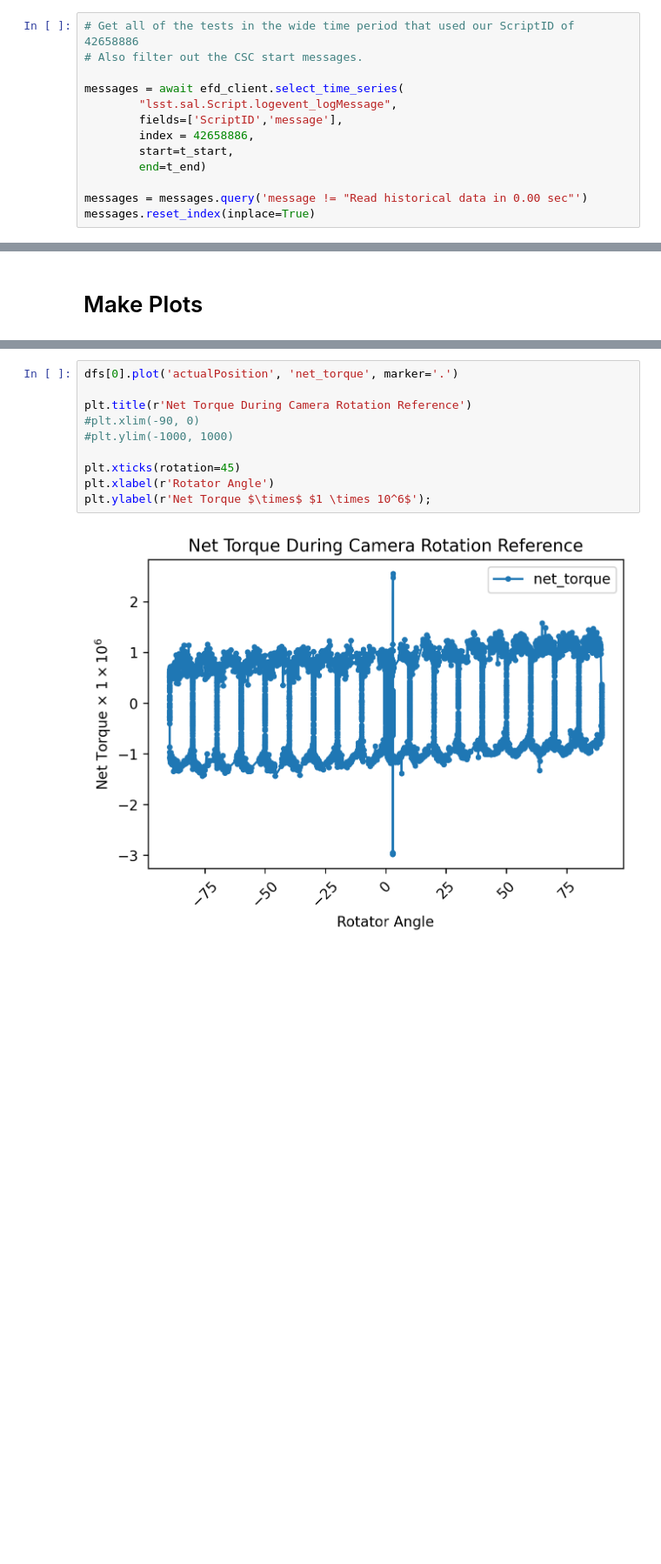
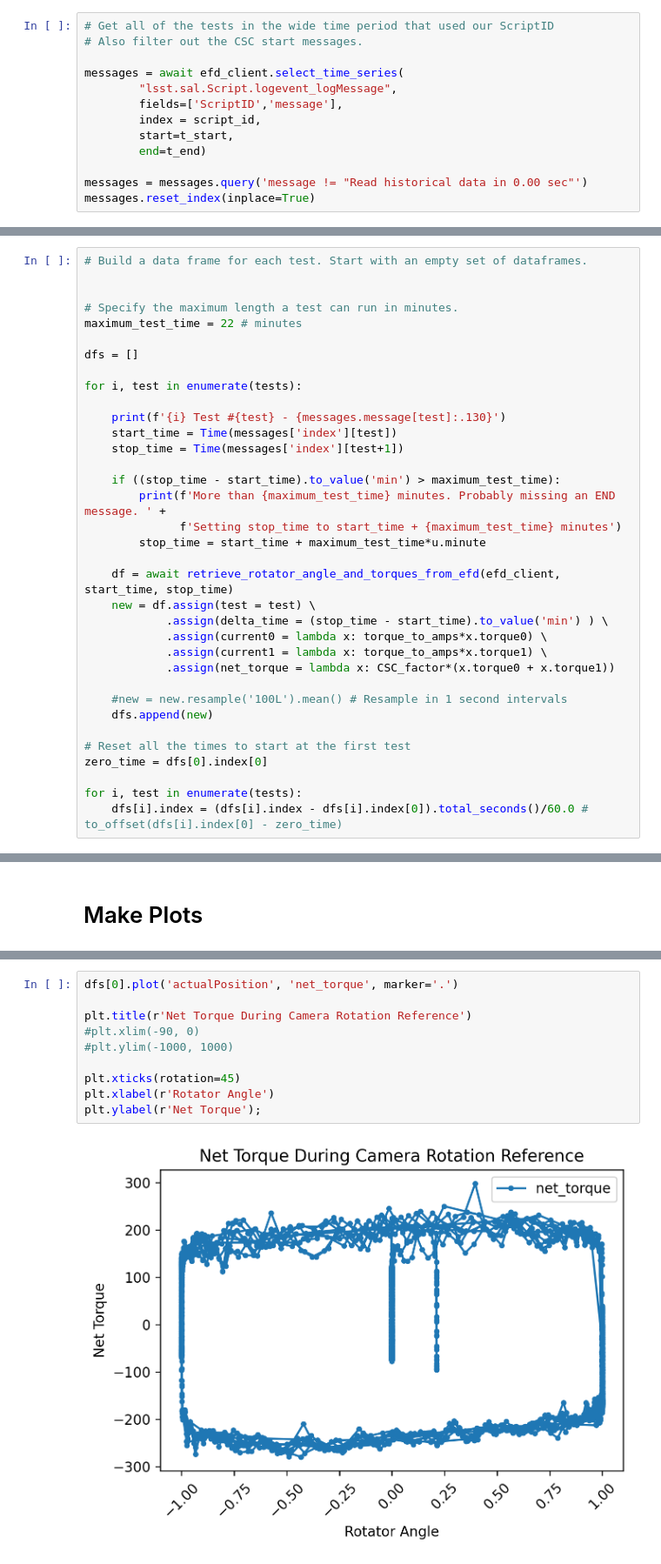
Before and after one commit to cwwalter/summit, a Jupyter notebook: Rotator Torque.ipynb, the cells around one changed output, grey strips where cells are left out. Shown at 87% size. Saved outputs shown, nothing was run; the diff lists cells and outputs as text; blank space fills up the shorter version.

Commit message:
Counterweight tests added.
change x-axis to minutes of the test.

```diff
--- a/Rotator Torque.ipynb
+++ b/Rotator Torque.ipynb
@@ -87,11 +92,11 @@ efd_client = retrieve_efd_client(summit)
 # %%
-# Get all of the tests in the wide time period that used our ScriptID of 42658886
+# Get all of the tests in the wide time period that used our ScriptID
 # Also filter out the CSC start messages.
 
 messages = await efd_client.select_time_series(
         "lsst.sal.Script.logevent_logMessage",
         fields=['ScriptID','message'],
-        index = 42658886,
+        index = script_id,
         start=t_start,
         end=t_end)
 
@@ -188,0 +154,35 @@ More than 20 minutes. Probably missing an END message. Setting stop_time to star
+# %%
+# Build a data frame for each test. Start with an empty set of dataframes.
+
+
+# Specify the maximum length a test can run in minutes.
+maximum_test_time = 22 # minutes
+
+dfs = []
+
+for i, test in enumerate(tests):
+
+    print(f'{i} Test #{test} - {messages.message[test]:.130}')
+    start_time = Time(messages['index'][test])
+    stop_time = Time(messages['index'][test+1])
+
+    if ((stop_time - start_time).to_value('min') > maximum_test_time):
+        print(f'More than {maximum_test_time} minutes. Probably missing an END message. ' +
+              f'Setting stop_time to start_time + {maximum_test_time} minutes')
+        stop_time = start_time + maximum_test_time*u.minute
+
+    df = await retrieve_rotator_angle_and_torques_from_efd(efd_client, start_time, stop_time)
+    new = df.assign(test = test) \
+            .assign(delta_time = (stop_time - start_time).to_value('min') ) \
+            .assign(current0 = lambda x: torque_to_amps*x.torque0) \
+            .assign(current1 = lambda x: torque_to_amps*x.torque1) \
+            .assign(net_torque = lambda x: CSC_factor*(x.torque0 + x.torque1))
+
+    #new = new.resample('100L').mean() # Resample in 1 second intervals
+    dfs.append(new)
+
+# Reset all the times to start at the first test
+zero_time = dfs[0].index[0]
+
+for i, test in enumerate(tests):
+    dfs[i].index = (dfs[i].index - dfs[i].index[0]).total_seconds()/60.0 # to_offset(dfs[i].index[0] - zero_time)
@@ -261,13 +253,13 @@ plt.legend(ncol=2, loc='lower left', fontsize=8)
 # %%
 dfs[0].plot('actualPosition', 'net_torque', marker='.')
 
 plt.title(r'Net Torque During Camera Rotation Reference')
 #plt.xlim(-90, 0)
 #plt.ylim(-1000, 1000)
 
 plt.xticks(rotation=45)
 plt.xlabel(r'Rotator Angle')
-plt.ylabel(r'Net Torque $\times$ $1 \times 10^6$');
+plt.ylabel(r'Net Torque');
 # %% [output]
-[figure, old version]
+[figure, new version]
 # %%
```
Also changed, not shown: parts of 12 cells of this notebook.
